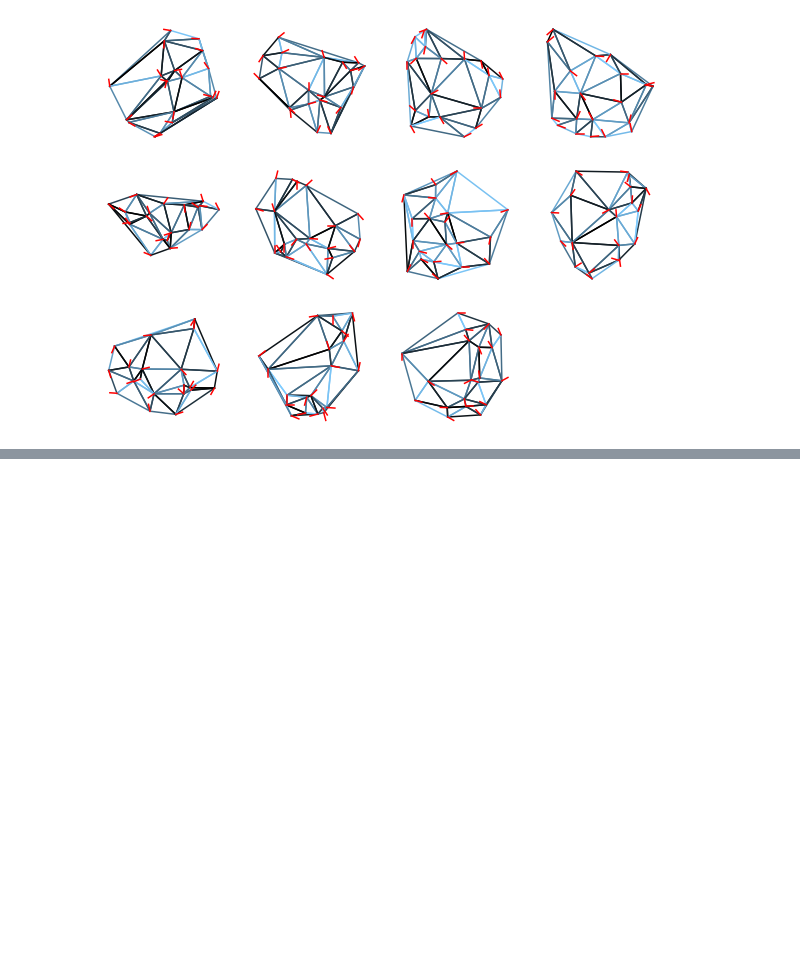
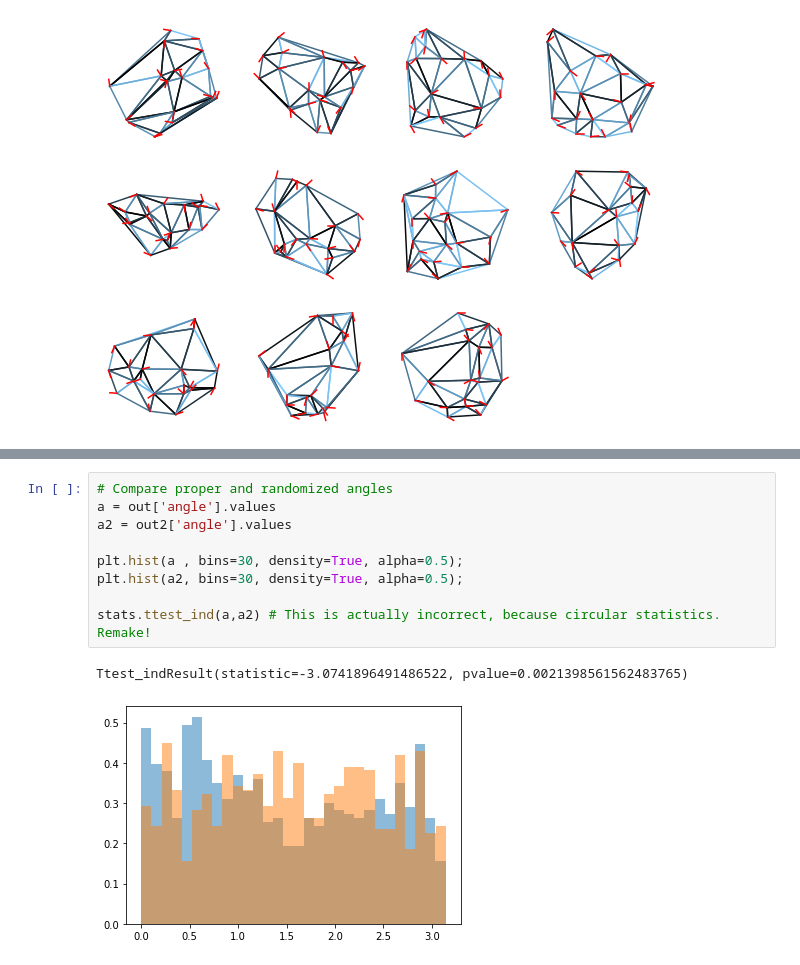
Before and after one commit to khakhalin/Xenopus-Behavior, a Jupyter notebook: 01 Schooling/Schooling playground.ipynb, the cells around one changed output, grey strips where cells are left out. Drawn from its saved outputs; the diff is of its cells as text; blank space fills up the shorter version.

```diff
--- a/01 Schooling/Schooling playground.ipynb
+++ b/01 Schooling/Schooling playground.ipynb
@@ -167,0 +176,12 @@ out2 = processEverything(nd)
+# %%
+# Compare proper and randomized angles
+a = out['angle'].values
+a2 = out2['angle'].values
+
+plt.hist(a , bins=30, density=True, alpha=0.5);
+plt.hist(a2, bins=30, density=True, alpha=0.5);
+
+stats.ttest_ind(a,a2) # This is actually incorrect, because circular statistics. Remake!
+# %% [output]
+Ttest_indResult(statistic=-3.0741896491486522, pvalue=0.0021398561562483765)
+[figure, added]
```
Also changed, not shown: parts of 3 cells of this notebook.
